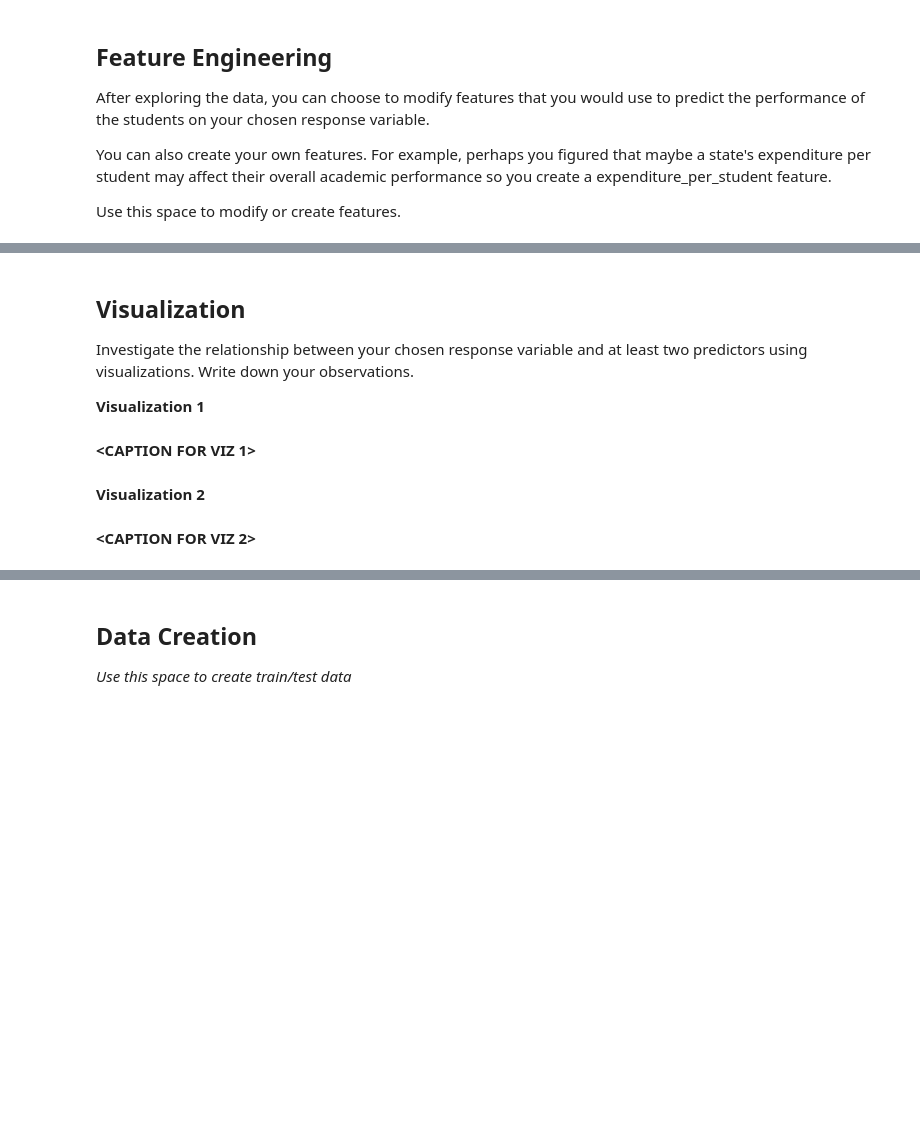
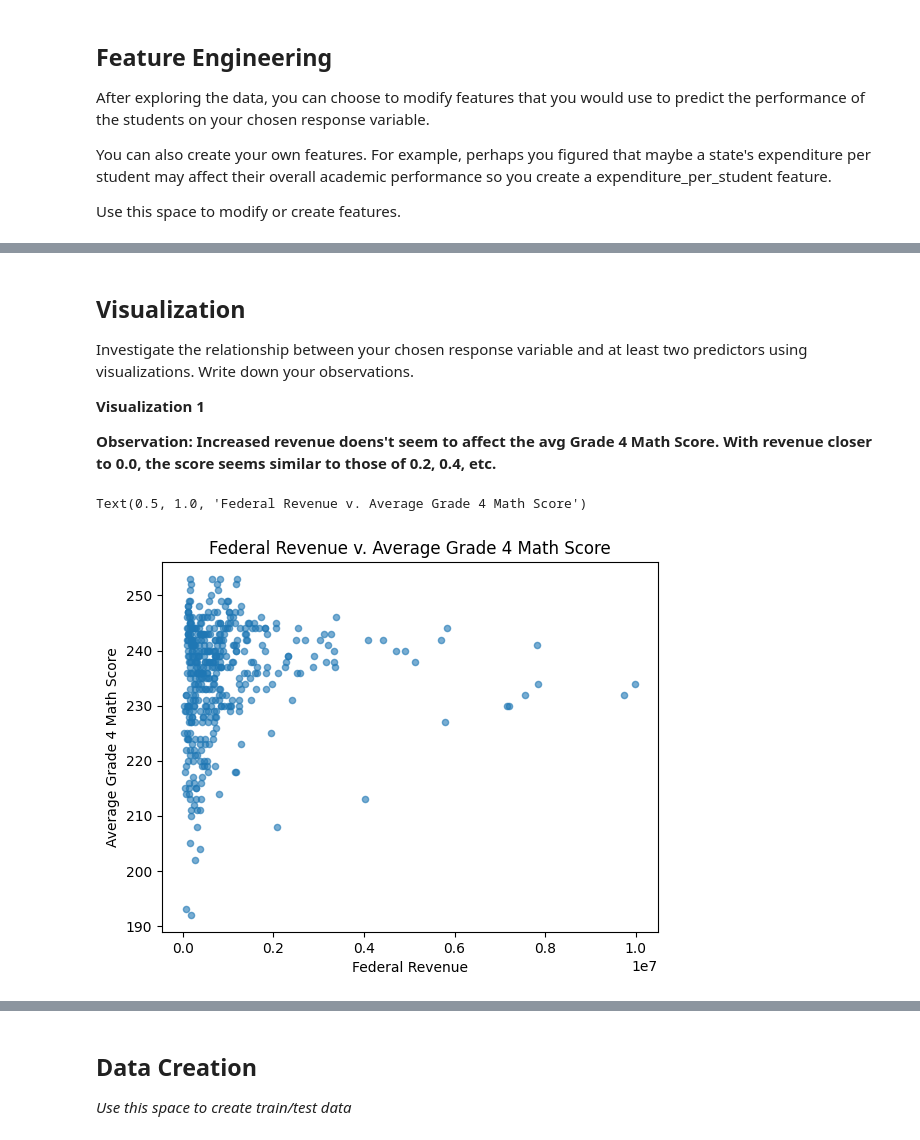
Before and after one commit to dkimumich/MDST-Tutorial, a Jupyter notebook: tutorial1/checkpoint1.ipynb, the cells around one changed output, grey strips where cells are left out. Cells and saved outputs as stored; diff of their text form; code cells hidden in the pictures; blank space fills up the shorter version.

```diff
--- a/tutorial1/checkpoint1.ipynb
+++ b/tutorial1/checkpoint1.ipynb
@@ -36,9 +36,9 @@ import matplotlib.pyplot as plt
 # %% [markdown]
 Load in the "states_edu.csv" dataset and take a look at the head of the data
 # %%
-state_edu =  pd.read_csv('../data/states_edu.csv')
-state_edu.shape
-state_edu
+su =  pd.read_csv('../data/states_edu.csv')
+su.shape
+su
 # %% [output]
 |  | PRIMARY_KEY | STATE | YEAR | ENROLL | TOTAL_REVENUE | FEDERAL_REVENUE | STATE_REVENUE | LOCAL_REVENUE | ... |
 | 0 | 1992_ALABAMA | ALABAMA | 1992 | NaN | 2678885.0 | 304177.0 | 1659028.0 | 715680.0 | ... |
@@ -100,0 +139,3 @@ Feature engineering justification: **<BRIEFLY DESCRIBE WHY YOU MADE THE CHANGES
+# %%
+
+su = su.drop(columns = ['AVG_READING_4_SCORE', 'AVG_READING_8_SCORE'] )
@@ -104,9 +147,13 @@ Feature engineering justification: **<BRIEFLY DESCRIBE WHY YOU MADE THE CHANGES
 Investigate the relationship between your chosen response variable and at least two predictors using visualizations. Write down your observations.
 
 **Visualization 1**
+
+**Observation: Increased revenue doens't seem to affect the avg Grade 4 Math Score. With revenue closer to 0.0, the score seems similar to those of 0.2, 0.4, etc.**
-# %% [markdown]
-**<CAPTION FOR VIZ 1>**
-# %% [markdown]
-**Visualization 2**
-# %% [markdown]
-**<CAPTION FOR VIZ 2>**
+# %%
+su.plot.scatter(x='FEDERAL_REVENUE', y='AVG_MATH_4_SCORE', alpha=0.6)
+plt.xlabel('Federal Revenue')
+plt.ylabel('Average Grade 4 Math Score')
+plt.title('Federal Revenue v. Average Grade 4 Math Score')
+# %% [output]
+Text(0.5, 1.0, 'Federal Revenue v. Average Grade 4 Math Score')
+[figure, added]
```
Also changed, not shown: parts of 26 cells of this notebook, 2 other files.
